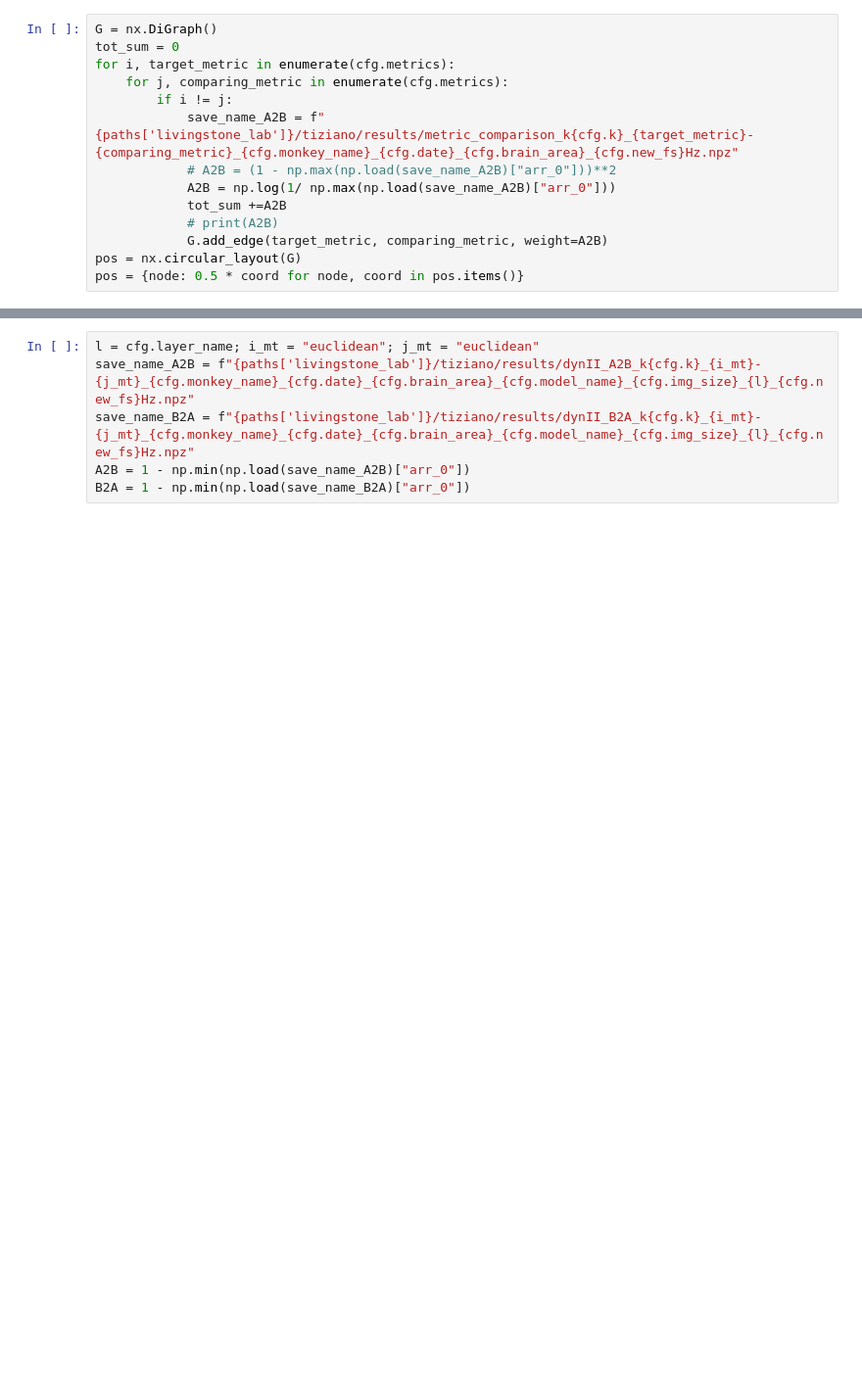
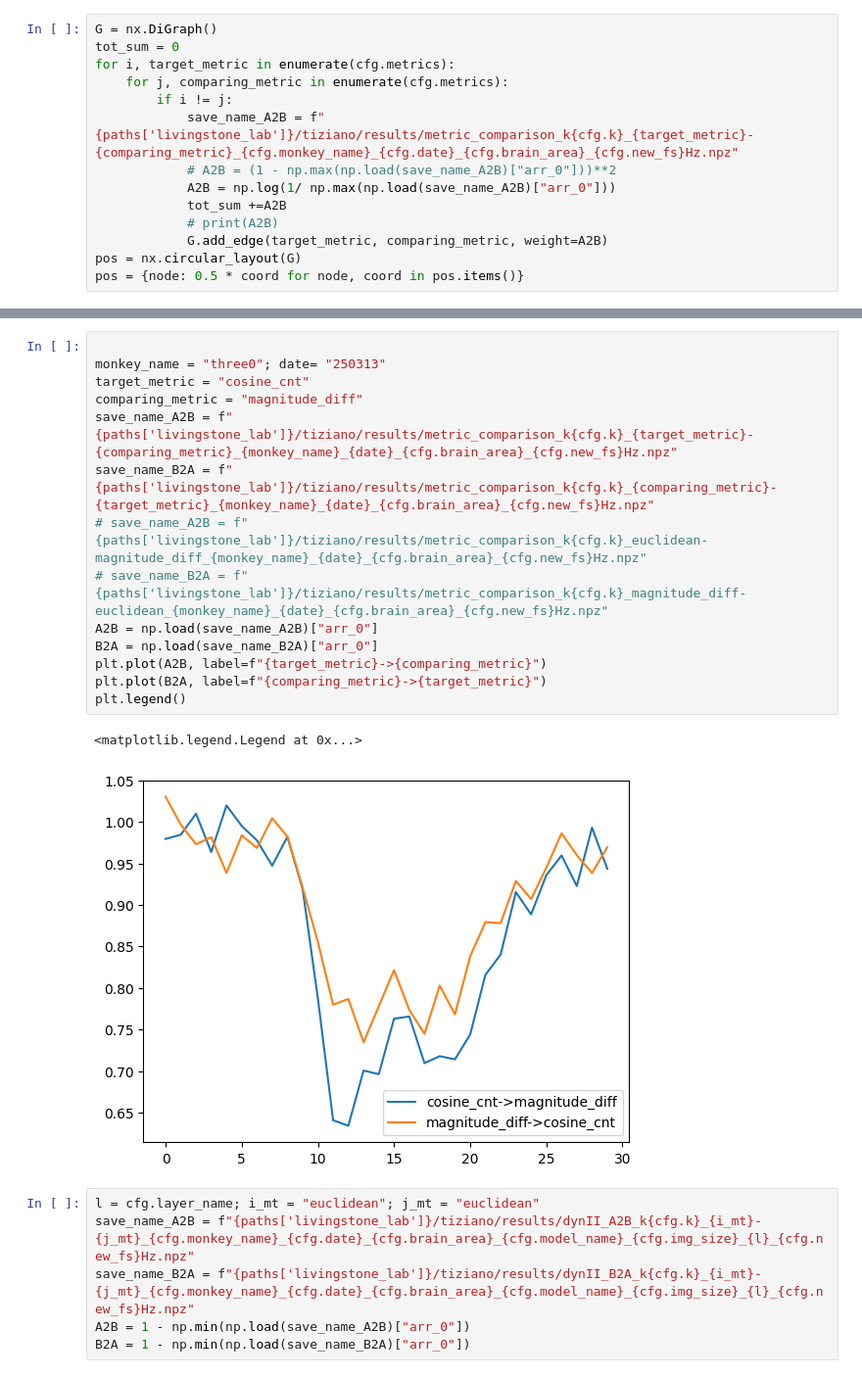
Before and after one commit to TizianoCausin01/temporal_context, a Jupyter notebook: python_scripts/scripts/viz_graph_metrics_comparison.ipynb, the cells around one changed output, grey strips where cells are left out. Shown at 98% size. Cells and saved outputs as stored; diff of their text form; blank space fills up the shorter version.

```diff
--- a/python_scripts/scripts/viz_graph_metrics_comparison.ipynb
+++ b/python_scripts/scripts/viz_graph_metrics_comparison.ipynb
@@ -406,3 +489,20 @@ plt.show()
+# %%
+
+monkey_name = "three0"; date= "250313"
+target_metric = "cosine_cnt"
+comparing_metric = "magnitude_diff"
+save_name_A2B = f"{paths['livingstone_lab']}/tiziano/results/metric_comparison_k{cfg.k}_{target_metric}-{comparing_metric}_{monkey_name}_{date}_{cfg.brain_area}_{cfg.new_fs}Hz.npz"
+save_name_B2A = f"{paths['livingstone_lab']}/tiziano/results/metric_comparison_k{cfg.k}_{comparing_metric}-{target_metric}_{monkey_name}_{date}_{cfg.brain_area}_{cfg.new_fs}Hz.npz"
+# save_name_A2B = f"{paths['livingstone_lab']}/tiziano/results/metric_comparison_k{cfg.k}_euclidean-magnitude_diff_{monkey_name}_{date}_{cfg.brain_area}_{cfg.new_fs}Hz.npz"
+# save_name_B2A = f"{paths['livingstone_lab']}/tiziano/results/metric_comparison_k{cfg.k}_magnitude_diff-euclidean_{monkey_name}_{date}_{cfg.brain_area}_{cfg.new_fs}Hz.npz"
+A2B = np.load(save_name_A2B)["arr_0"]
+B2A = np.load(save_name_B2A)["arr_0"]
+plt.plot(A2B, label=f"{target_metric}->{comparing_metric}")
+plt.plot(B2A, label=f"{comparing_metric}->{target_metric}")
+plt.legend()
+# %% [output]
+<matplotlib.legend.Legend at 0x...>
+[figure, added]
 # %%
 l = cfg.layer_name; i_mt = "euclidean"; j_mt = "euclidean"
 save_name_A2B = f"{paths['livingstone_lab']}/tiziano/results/dynII_A2B_k{cfg.k}_{i_mt}-{j_mt}_{cfg.monkey_name}_{cfg.date}_{cfg.brain_area}_{cfg.model_name}_{cfg.img_size}_{l}_{cfg.new_fs}Hz.npz"
```
Also changed, not shown: parts of 12 cells of this notebook, 8 other files.
